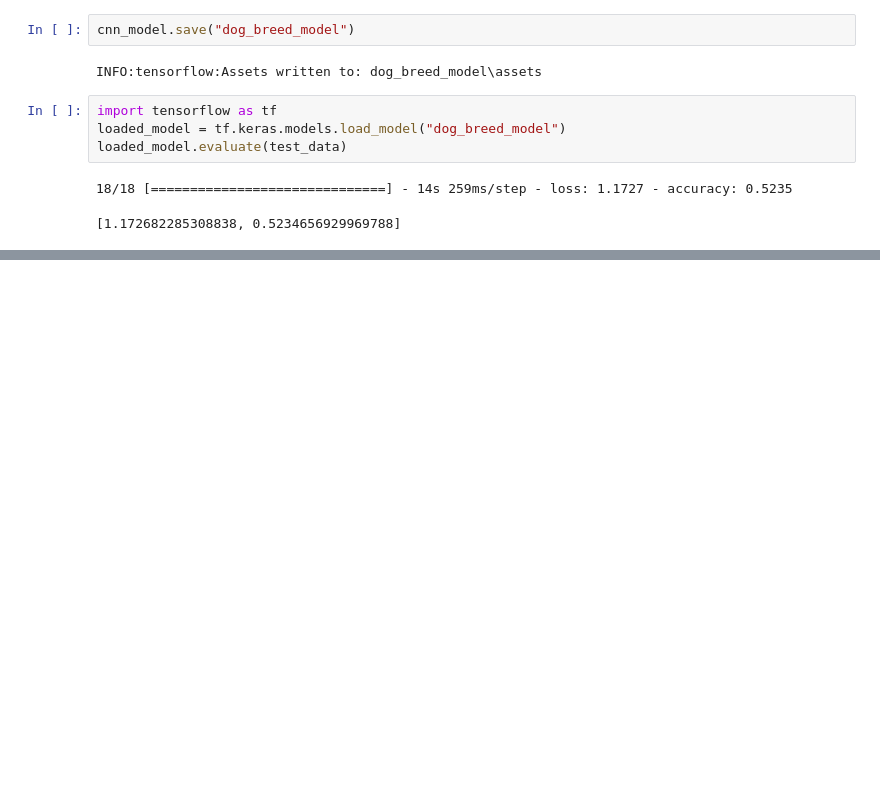
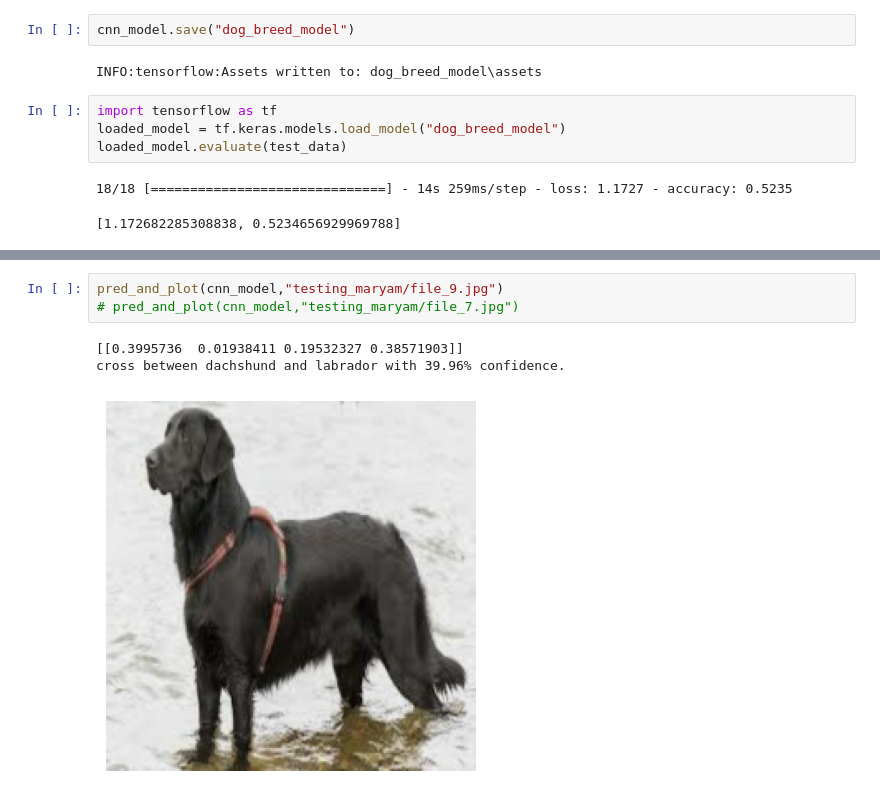
Before and after one commit to sam2420/Deep_Learning_Tensorflow, a Jupyter notebook: breed_dogs.ipynb, the cells around one changed output, grey strips where cells are left out. Drawn from its saved outputs; the diff is of its cells as text; blank space fills up the shorter version.

```diff
--- a/breed_dogs.ipynb
+++ b/breed_dogs.ipynb
@@ -297,0 +324,7 @@ dachshund with 80.67% confidence.
+# %%
+pred_and_plot(cnn_model,"testing_maryam/file_9.jpg")
+# pred_and_plot(cnn_model,"testing_maryam/file_7.jpg")
+# %% [output]
+[[0.3995736  0.01938411 0.19532327 0.38571903]]
+cross between dachshund and labrador with 39.96% confidence.
+[figure, added]
```
Also changed, not shown: parts of 20 cells of this notebook, 2 other files.
